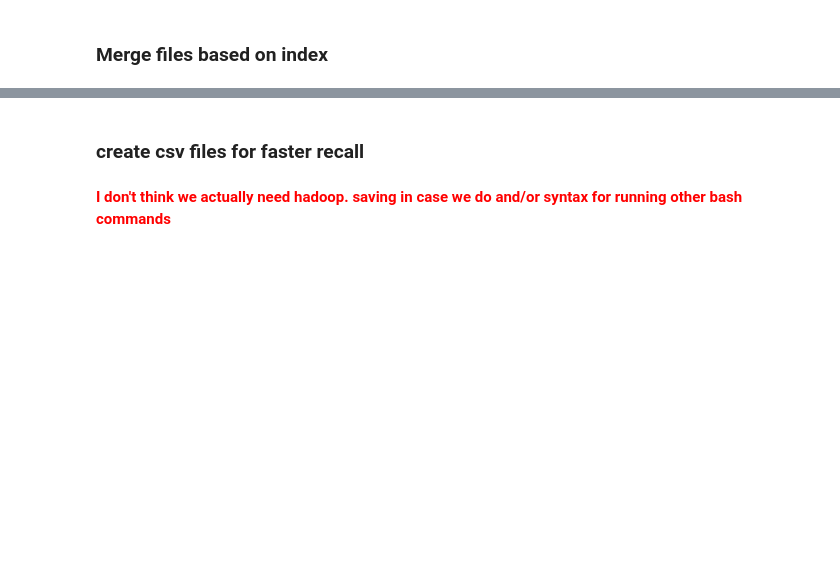
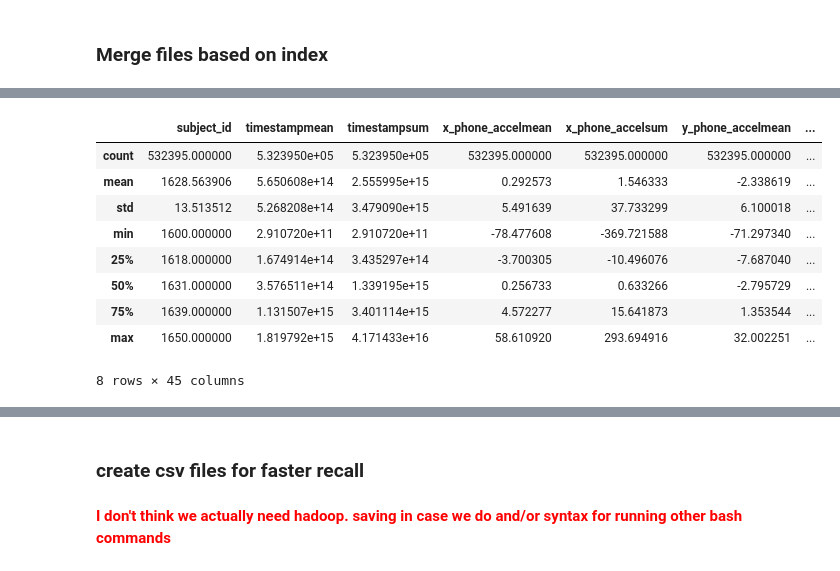
Before and after one commit to gojandrooo/DSE-230, a Jupyter notebook: DSE230 - Team 001 - Final Project.ipynb, the cells around one changed output, grey strips where cells are left out. Saved outputs shown, nothing was run; the diff lists cells and outputs as text; code cells hidden in the pictures; blank space fills up the shorter version.

```diff
--- a/DSE230 - Team 001 - Final Project.ipynb
+++ b/DSE230 - Team 001 - Final Project.ipynb
@@ -693,0 +365,35 @@ prepped_watch_df.head()
+# %%
+def cosine_calc(df, left_col, right_col, device, data_type):
+    # strings for accessing columns
+    # numerator
+    left_col_num = (left_col + "_" + device + "_" + data_type, "sum")
+    right_col_num = (right_col + "_" + device + "_" + data_type, "sum")
+    # denominator
+    left_col_den = (left_col + "2_" + device + "_" + data_type, "sum")
+    right_col_den = (right_col + "2_" + device + "_" + data_type, "sum")
+
+    numerator = df[left_col_num] + df[right_col_num]
+    denominator = np.sqrt(df[left_col_den] * df[right_col_den])
+
+    cos = numerator / denominator
+
+    return cos
+# %%
+%%time
+# phone accel
+grouped_phone_df['cos_xy_phone_accel'] = cosine_calc(grouped_phone_df, 'x', 'y', 'phone', 'accel')
+grouped_phone_df['cos_xz_phone_accel'] = cosine_calc(grouped_phone_df, 'x', 'z', 'phone', 'accel')
+grouped_phone_df['cos_yz_phone_accel'] = cosine_calc(grouped_phone_df, 'y', 'z', 'phone', 'accel')
+# phone gyro
+grouped_phone_df['cos_xy_phone_gyro'] = cosine_calc(grouped_phone_df, 'x', 'y', 'phone', 'gyro')
+grouped_phone_df['cos_xz_phone_gyro'] = cosine_calc(grouped_phone_df, 'x', 'z', 'phone', 'gyro')
+grouped_phone_df['cos_yz_phone_gyro'] = cosine_calc(grouped_phone_df, 'y', 'z', 'phone', 'gyro')
+
+# watch accel
+grouped_watch_df['cos_xy_watch_accel'] = cosine_calc(grouped_watch_df, 'x', 'y', 'watch', 'accel')
+grouped_watch_df['cos_xz_watch_accel'] = cosine_calc(grouped_watch_df, 'x', 'z', 'watch', 'accel')
+grouped_watch_df['cos_yz_watch_accel'] = cosine_calc(grouped_watch_df, 'y', 'z', 'watch', 'accel')
+# watch gyro
+grouped_watch_df['cos_xy_watch_gyro'] = cosine_calc(grouped_watch_df, 'x', 'y', 'watch', 'gyro')
+grouped_watch_df['cos_xz_watch_gyro'] = cosine_calc(grouped_watch_df, 'x', 'z', 'watch', 'gyro')
+grouped_watch_df['cos_yz_watch_gyro'] = cosine_calc(grouped_watch_df, 'y', 'z', 'watch', 'gyro')
@@ -693,0 +422,17 @@ prepped_watch_df.head()
+# %%
+#flatten out multi index
+grouped_phone_df.columns = list(map(''.join, grouped_phone_df.columns.values))
+grouped_watch_df.columns = list(map(''.join, grouped_watch_df.columns.values))
+# %%
+grouped_phone_df.describe()
+# %% [output]
+|  | subject_id | timestampmean | timestampsum | x_phone_accelmean | x_phone_accelsum | y_phone_accelmean | ... |
+| count | 532395.000000 | 5.323950e+05 | 5.323950e+05 | 532395.000000 | 532395.000000 | 532395.000000 | ... |
+| mean | 1628.563906 | 5.650608e+14 | 2.555995e+15 | 0.292573 | 1.546333 | -2.338619 | ... |
+| std | 13.513512 | 5.268208e+14 | 3.479090e+15 | 5.491639 | 37.733299 | 6.100018 | ... |
+| min | 1600.000000 | 2.910720e+11 | 2.910720e+11 | -78.477608 | -369.721588 | -71.297340 | ... |
+| 25% | 1618.000000 | 1.674914e+14 | 3.435297e+14 | -3.700305 | -10.496076 | -7.687040 | ... |
+| 50% | 1631.000000 | 3.576511e+14 | 1.339195e+15 | 0.256733 | 0.633266 | -2.795729 | ... |
+| 75% | 1639.000000 | 1.131507e+15 | 3.401114e+15 | 4.572277 | 15.641873 | 1.353544 | ... |
+| max | 1650.000000 | 1.819792e+15 | 4.171433e+16 | 58.610920 | 293.694916 | 32.002251 | ... |
+8 rows × 45 columns
```
Also changed, not shown: parts of 89 cells of this notebook, 18 other files.
